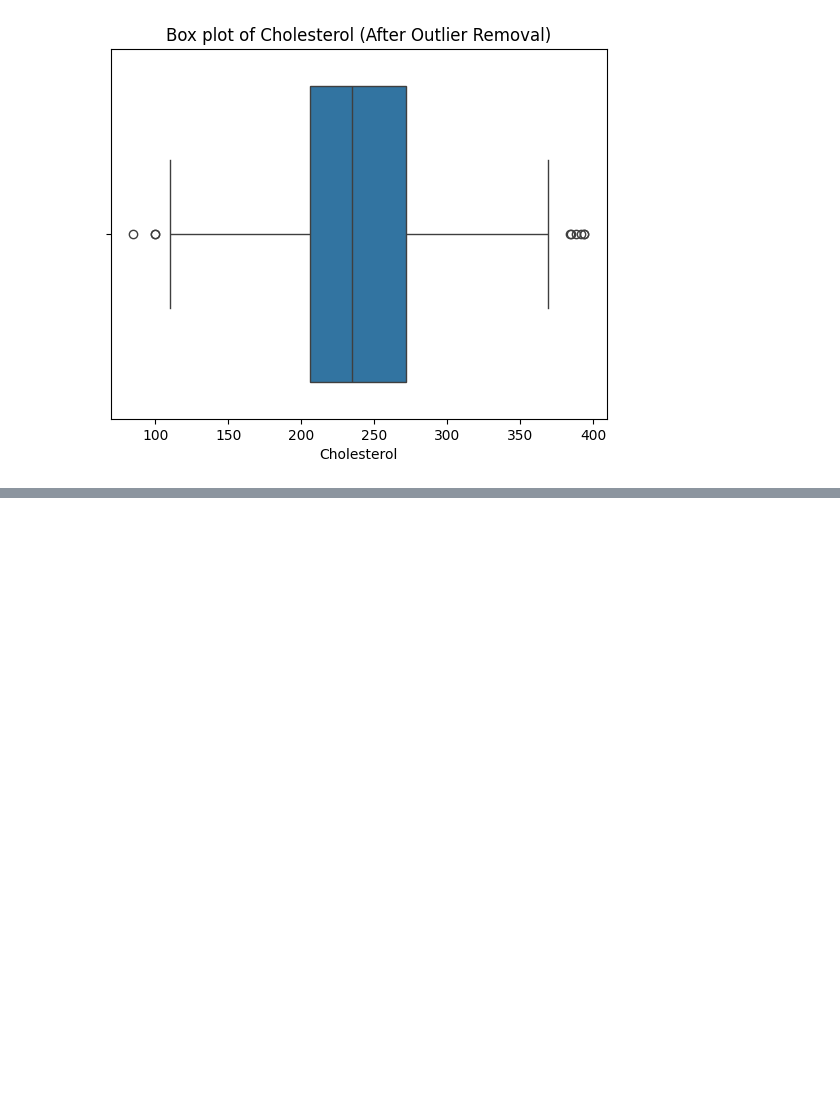
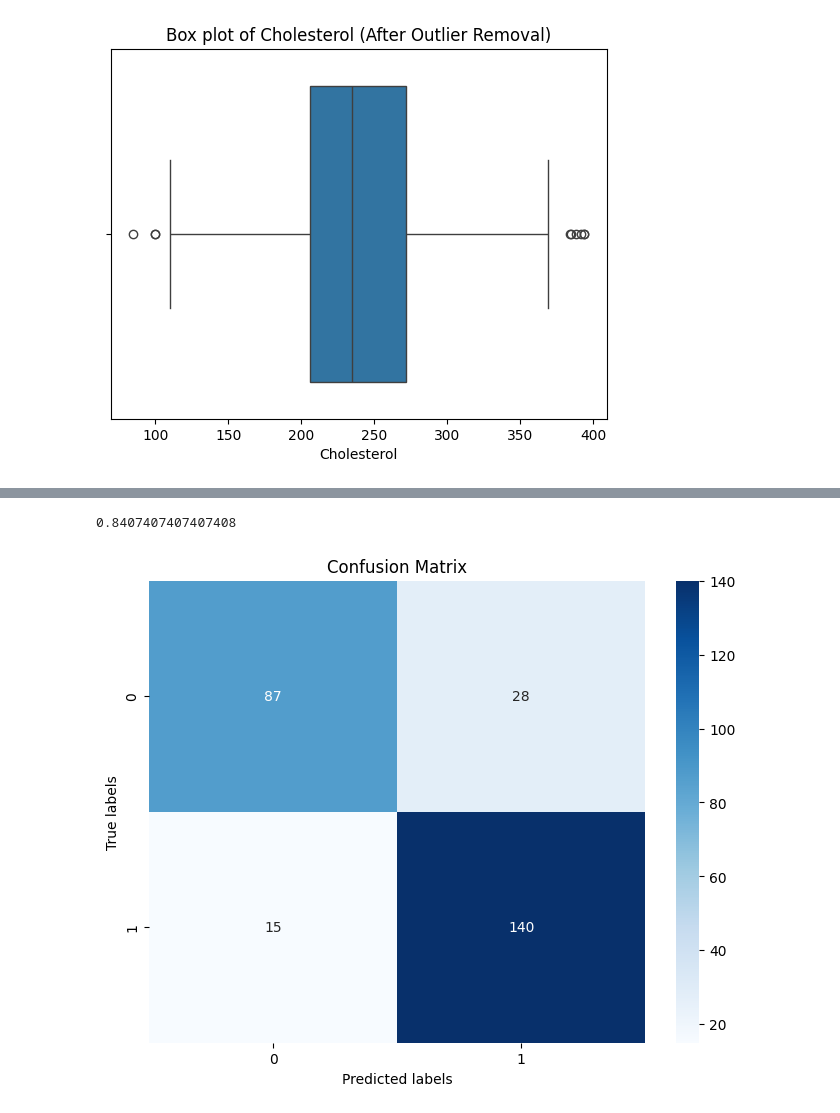
Before and after one commit to hamdaazeem/Ai-project, a Jupyter notebook: project-preprocessing n EDA.ipynb, the cells around one changed output, grey strips where cells are left out. Saved outputs shown, nothing was run; the diff lists cells and outputs as text; code cells hidden in the pictures; blank space fills up the shorter version.

```diff
--- a/project-preprocessing n EDA.ipynb
+++ b/project-preprocessing n EDA.ipynb
@@ -287,0 +294,7 @@ ValueError: could not convert string to float: 'M'
+# %%
+# DATA Splitting
+X=data.drop('HeartDisease',axis=1)
+y=data['HeartDisease']
+from sklearn.model_selection import train_test_split
+X_train,X_test,y_train,y_test=train_test_split(X,y,test_size=0.3,random_state=42)
+y_train
@@ -287,0 +314,25 @@ ValueError: could not convert string to float: 'M'
+# %%
+log=LogisticRegression()
+log.fit(X_train,y_train)
+y_pred1=log.predict(X_test)
+from sklearn.metrics import accuracy_score
+accuracy_score(y_test,y_pred1)
+# %% [output]
+0.8407407407407408
+# %%
+from sklearn.metrics import confusion_matrix
+import matplotlib.pyplot as plt
+import seaborn as sns
+
+# Calculate confusion matrix
+conf_mat = confusion_matrix(y_test, y_pred1)
+
+# Plot confusion matrix
+plt.figure(figsize=(8, 6))
+sns.heatmap(conf_mat, annot=True, fmt='d', cmap='Blues')
+plt.title('Confusion Matrix')
+plt.xlabel('Predicted labels')
+plt.ylabel('True labels')
+plt.show()
+# %% [output]
+[figure, added]
```
Also changed, not shown: parts of 10 cells of this notebook.
